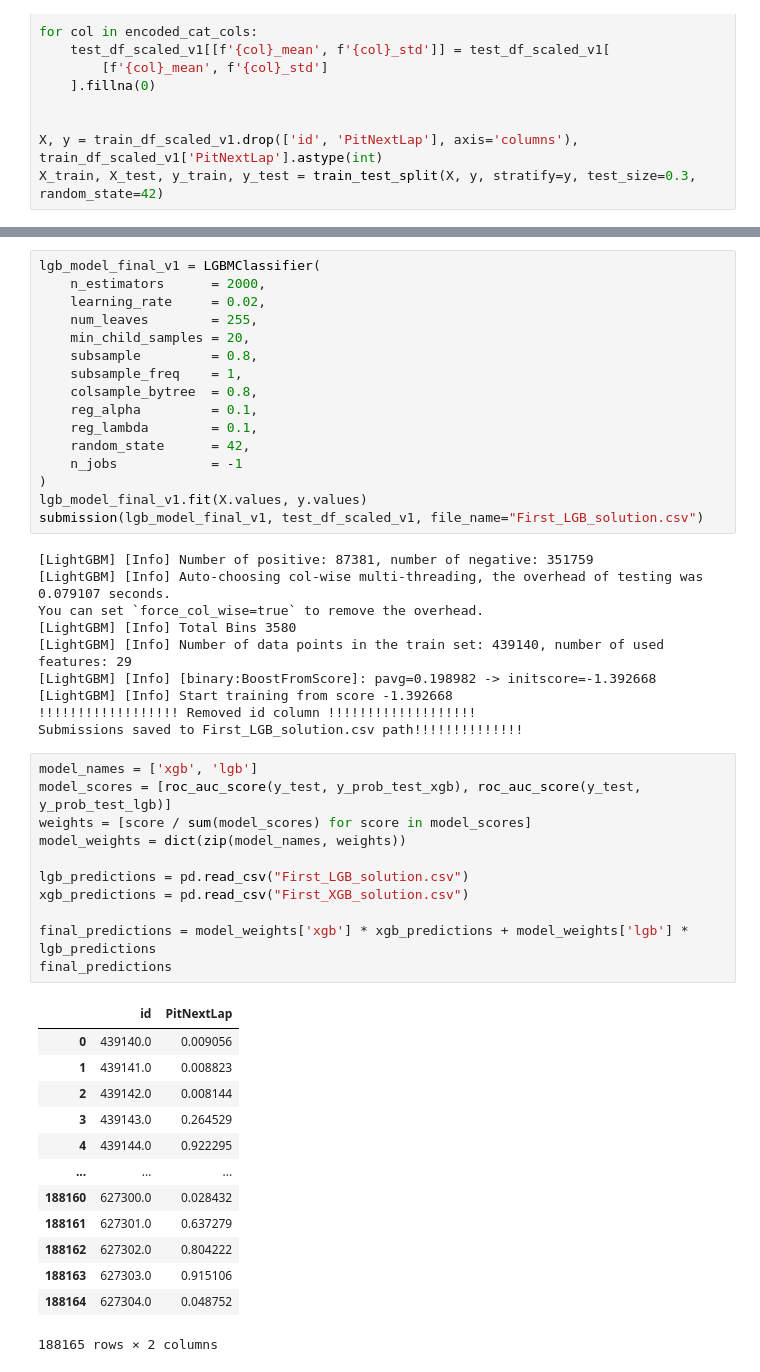
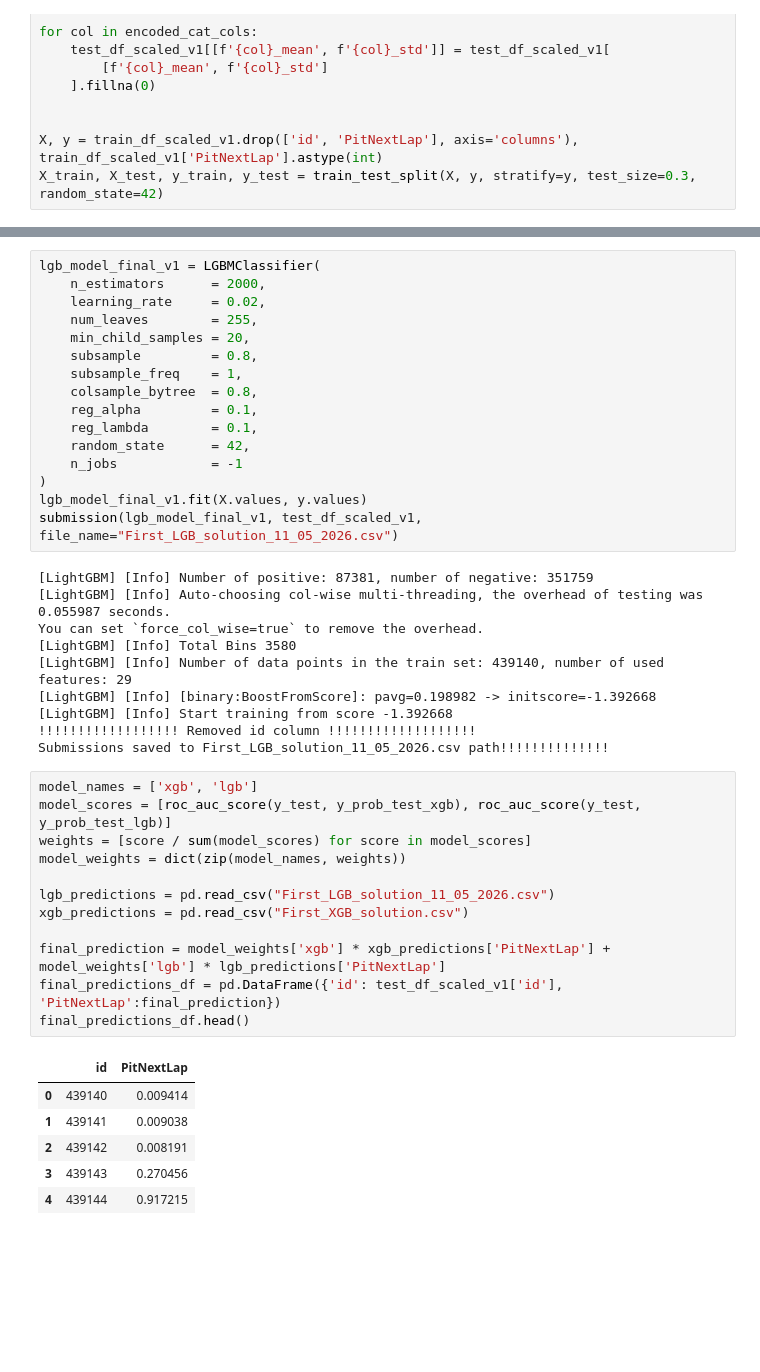
Before and after one commit to vijaytakbhate2002/kaggle_competition_solutions, a Jupyter notebook: f1_pit_stop_prediction/f1-pit-stop-prediction-catboost.ipynb, the cells around one changed output, grey strips where cells are left out. Saved outputs shown, nothing was run; the diff lists cells and outputs as text; blank space fills up the shorter version.

```diff
--- a/f1_pit_stop_prediction/f1-pit-stop-prediction-catboost.ipynb
+++ b/f1_pit_stop_prediction/f1-pit-stop-prediction-catboost.ipynb
@@ -405,40 +797,34 @@ lgb_model_final_v1 = LGBMClassifier(
     n_jobs            = -1
 )
 lgb_model_final_v1.fit(X.values, y.values)
-submission(lgb_model_final_v1, test_df_scaled_v1, file_name="First_LGB_solution.csv")
+submission(lgb_model_final_v1, test_df_scaled_v1, file_name="First_LGB_solution_11_05_2026.csv")
 # %% [output]
 [LightGBM] [Info] Number of positive: 87381, number of negative: 351759
-[LightGBM] [Info] Auto-choosing col-wise multi-threading, the overhead of testing was 0.079107 seconds.
+[LightGBM] [Info] Auto-choosing col-wise multi-threading, the overhead of testing was 0.055987 seconds.
 You can set `force_col_wise=true` to remove the overhead.
 [LightGBM] [Info] Total Bins 3580
 [LightGBM] [Info] Number of data points in the train set: 439140, number of used features: 29
 [LightGBM] [Info] [binary:BoostFromScore]: pavg=0.198982 -> initscore=-1.392668
 [LightGBM] [Info] Start training from score -1.392668
 !!!!!!!!!!!!!!!!!! Removed id column !!!!!!!!!!!!!!!!!!!
-Submissions saved to First_LGB_solution.csv path!!!!!!!!!!!!!!
+Submissions saved to First_LGB_solution_11_05_2026.csv path!!!!!!!!!!!!!!
 # %%
 model_names = ['xgb', 'lgb']
 model_scores = [roc_auc_score(y_test, y_prob_test_xgb), roc_auc_score(y_test, y_prob_test_lgb)]
 weights = [score / sum(model_scores) for score in model_scores]
 model_weights = dict(zip(model_names, weights))
 
-lgb_predictions = pd.read_csv("First_LGB_solution.csv")
+lgb_predictions = pd.read_csv("First_LGB_solution_11_05_2026.csv")
 xgb_predictions = pd.read_csv("First_XGB_solution.csv")
 
-final_predictions = model_weights['xgb'] * xgb_predictions + model_weights['lgb'] * lgb_predictions
-final_predictions
+final_prediction = model_weights['xgb'] * xgb_predictions['PitNextLap'] + model_weights['lgb'] * lgb_predictions['PitNextLap']
+final_predictions_df = pd.DataFrame({'id': test_df_scaled_v1['id'], 'PitNextLap':final_prediction})
+final_predictions_df.head()
 # %% [output]
 |  | id | PitNextLap |
-| 0 | 439140.0 | 0.009056 |
-| 1 | 439141.0 | 0.008823 |
-| 2 | 439142.0 | 0.008144 |
-| 3 | 439143.0 | 0.264529 |
-| 4 | 439144.0 | 0.922295 |
-| ... | ... | ... |
-| 188160 | 627300.0 | 0.028432 |
-| 188161 | 627301.0 | 0.637279 |
-| 188162 | 627302.0 | 0.804222 |
-| 188163 | 627303.0 | 0.915106 |
-| 188164 | 627304.0 | 0.048752 |
+| 0 | 439140 | 0.009414 |
+| 1 | 439141 | 0.009038 |
+| 2 | 439142 | 0.008191 |
+| 3 | 439143 | 0.270456 |
+| 4 | 439144 | 0.917215 |
-188165 rows × 2 columns
 # %%
```
Also changed, not shown: parts of 17 cells of this notebook, 12 other files.
